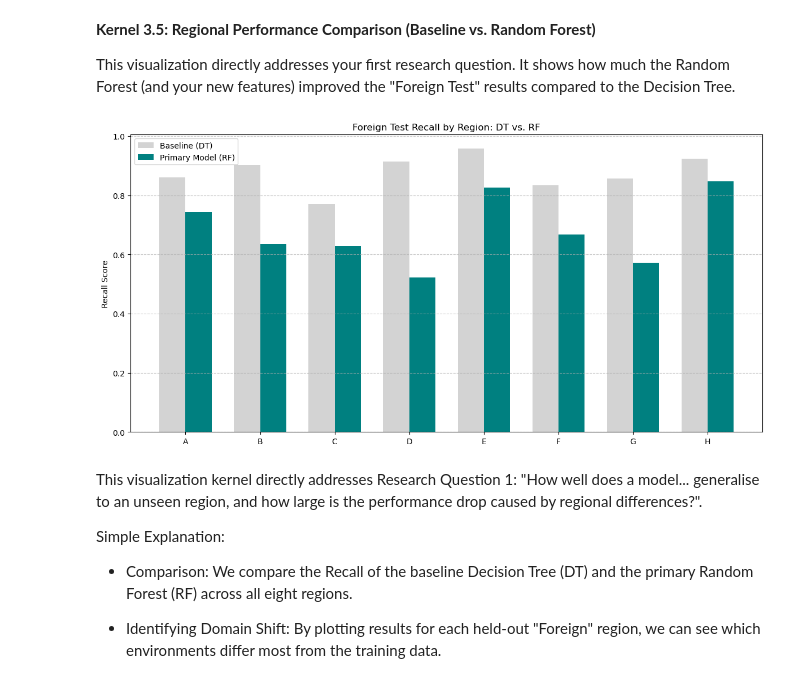
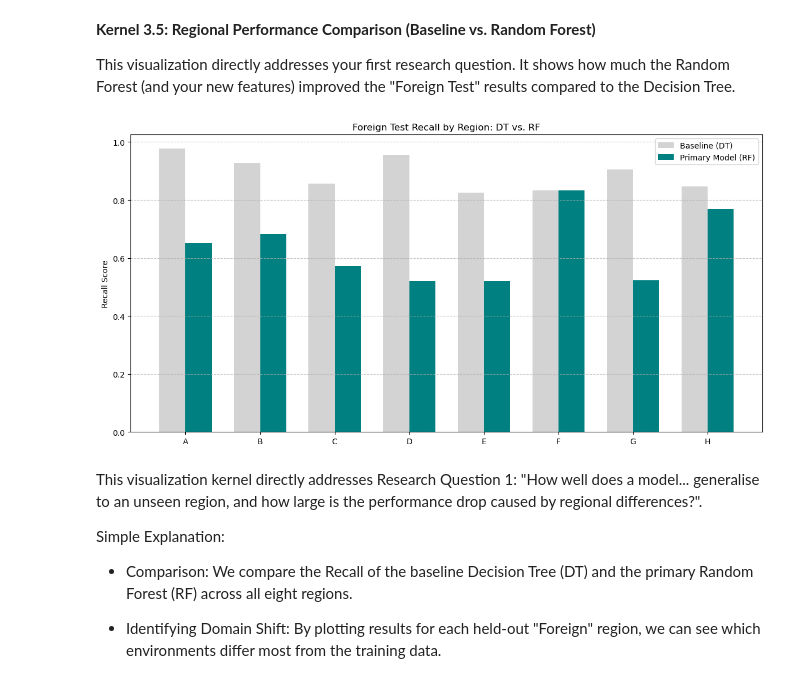
Before and after one commit to DGLRME-20-27-66/ME---Machine-Failure-NN, a Jupyter notebook: CODE Machine Failure ME NN.ipynb, the cells around one changed output. Drawn from its saved outputs; the diff is of its cells as text; code cells hidden in the pictures.

```diff
--- a/CODE Machine Failure ME NN.ipynb
+++ b/CODE Machine Failure ME NN.ipynb
@@ -120,14 +120,14 @@ for train_index, test_index in logo.split(X, y, groups):
     f1 = f1_score(y_test, y_pred, zero_division=0)
     recall = recall_score(y_test, y_pred, zero_division=0)
 
-    foreign_f1_scores.append(f1)
+    foreign_f1_scores.append({'region': test_region, 'f1': f1, 'recall': recall})
     foreign_recall_scores.append(recall)
 
     print(f"Held-out Region: {test_region} | Foreign F1: {f1:.3f} | Foreign Recall: {recall:.3f}")
 
 # 5. Summary
 print("\n--- Overall Baseline Performance ---")
-print(f"Average Foreign F1-Score: {np.mean(foreign_f1_scores):.3f}")
+print(f"Average Foreign F1-Score: {np.mean([r['f1'] for r in foreign_f1_scores]):.3f}")
 print(f"Average Foreign Recall: {np.mean(foreign_recall_scores):.3f}")
 # %% [output]
 --- Starting LOGO Validation for Baseline Decision Tree (Balanced) ---
@@ -192,14 +192,14 @@ for train_index, test_index in logo.split(X, y, groups):
     f1 = f1_score(y_test, y_pred, zero_division=0)
     recall = recall_score(y_test, y_pred, zero_division=0)
 
-    rf_foreign_f1_scores.append(f1)
+    rf_foreign_f1_scores.append({'region': test_region, 'f1': f1, 'recall': recall})
     rf_foreign_recall_scores.append(recall)
 
     print(f"Held-out Region: {test_region} | Foreign F1: {f1:.3f} | Foreign Recall: {recall:.3f}")
 
 # 4. Summary
 print("\n--- Overall Random Forest Performance (Enriched Data) ---")
-print(f"Average Foreign F1-Score: {np.mean(rf_foreign_f1_scores):.3f}")
+print(f"Average Foreign F1-Score: {np.mean([r['f1'] for r in rf_foreign_f1_scores]):.3f}")
 print(f"Average Foreign Recall: {np.mean(rf_foreign_recall_scores):.3f}")
 # %% [output]
 Safety Check: Training on 52 features (Should be 52, not 16!)
@@ -223,30 +223,37 @@ Average Foreign Recall: 0.634
 
 This visualization directly addresses your first research question. It shows how much the Random Forest (and your new features) improved the "Foreign Test" results compared to the Decision Tree.
 # %%
+# Haal scores op uit de LOGO loops (geen hardcoded waarden meer)
+dt_regions = [r['region'] for r in foreign_f1_scores]
+dt_recall_plot = [r['recall'] for r in
+                  [{'region': r, 'recall': s}
+                   for r, s in zip(dt_regions, foreign_recall_scores)]]
 
-# Data from your latest results
-regions = ['A', 'B', 'C', 'D', 'E', 'F', 'G', 'H']
-dt_recall = [0.860, 0.902, 0.771, 0.913, 0.957, 0.833, 0.857, 0.923]
-rf_recall = [0.744, 0.634, 0.629, 0.522, 0.826, 0.667, 0.571, 0.846] # Example from your RF-1 run
+# Zorg dat regio-volgorde overeenkomt
+region_order = [r['region'] for r in rf_foreign_f1_scores]
+dt_recall_plot = [foreign_recall_scores[dt_regions.index(r)] for r in region_order]
+rf_recall_plot = [r['recall'] for r in
+                  [next(x for x in rf_foreign_f1_scores if x['region'] == r)
+                   for r in region_order]]
 
-x = np.arange(len(regions))
+x = np.arange(len(region_order))
 width = 0.35
 
 fig, ax = plt.subplots(figsize=(12, 6))
-rects1 = ax.bar(x - width/2, dt_recall, width, label='Baseline (DT)', color='lightgrey')
-rects2 = ax.bar(x + width/2, rf_recall, width, label='Primary Model (RF)', color='teal')
+ax.bar(x - width/2, dt_recall_plot, width, label='Baseline (DT)', color='lightgrey')
+ax.bar(x + width/2, rf_recall_plot, width, label='Primary Model (RF)', color='teal')
 
 ax.set_ylabel('Recall Score')
 ax.set_title('Foreign Test Recall by Region: DT vs. RF')
 ax.set_xticks(x)
-ax.set_xticklabels(regions)
+ax.set_xticklabels(region_order)
 ax.legend()
 
 plt.grid(axis='y', linestyle='--', alpha=0.7)
 plt.tight_layout()
 plt.show()
 # %% [output]
-[figure, old version]
+[figure, new version]
 # %% [markdown]
 This visualization kernel directly addresses Research Question 1: "How well does a model... generalise to an unseen region, and how large is the performance drop caused by regional differences?".
 
```
Also changed, not shown: parts of 4 cells of this notebook.
